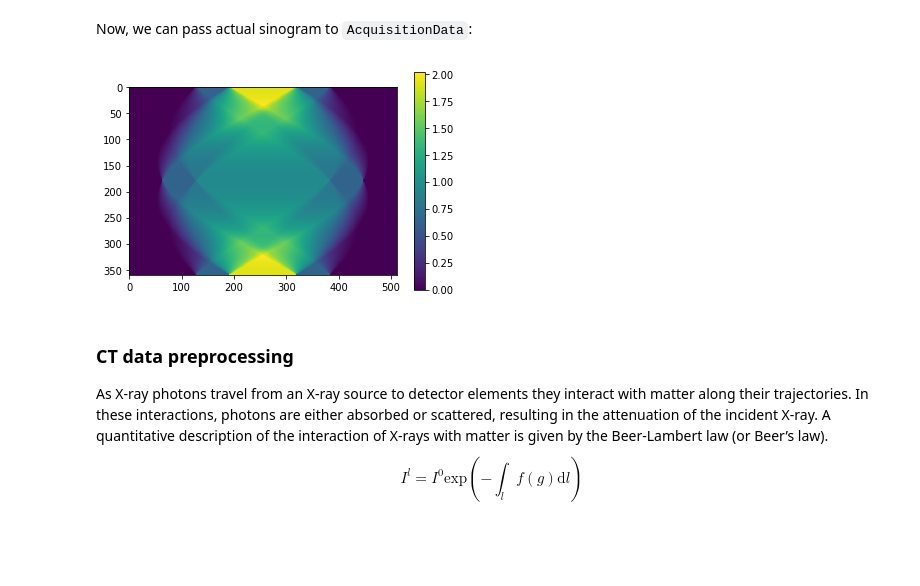
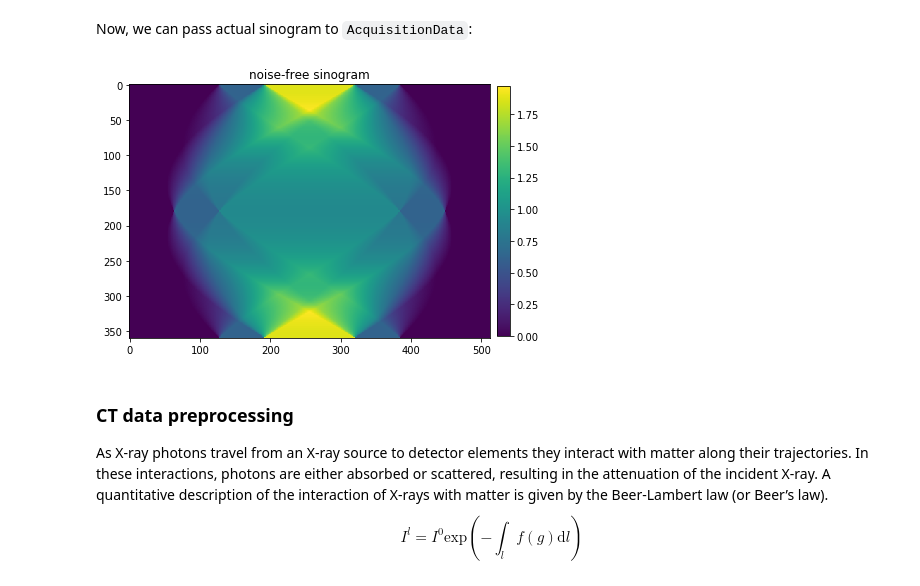
Before and after one commit to paskino/CIL-Demos, a Jupyter notebook: Notebooks/02_reconstruction_intro.ipynb, the cells around one changed output. Drawn from its saved outputs; the diff is of its cells as text; code cells hidden in the pictures; blank space fills up the shorter version.

```diff
--- a/Notebooks/02_reconstruction_intro.ipynb
+++ b/Notebooks/02_reconstruction_intro.ipynb
@@ -192,11 +185,11 @@ N = 512
 pixel_size_h = 1
 
 # # create AcquisitionGeometry
-ag_par = AcquisitionGeometry(geom_type = 'parallel',
-                             dimension = '2D',
-                             angles = angles,
-                             pixel_num_h = N,
-                             pixel_size_h = pixel_size_h)
+ag = AcquisitionGeometry(geom_type = 'parallel',
+                         dimension = '2D',
+                         angles = angles,
+                         pixel_num_h = N,
+                         pixel_size_h = pixel_size_h)
 
 
 print('Acquisition geometry:\n{}'.format(ag_par))
@@ -238,7 +215,7 @@ import matplotlib.pyplot as plt
 %matplotlib inline
 
 # allocate AcquisitionData
-ad = ag_par.allocate()
+ad = ag.allocate()
 
 print('Dimensions and Labels = {}, {}'.format(ad.shape, ad.dimension_labels))
 # %% [output]
@@ -245,0 +234,14 @@ Dimensions and Labels = (360, 512), {0: u'angle', 1: u'horizontal'}
+# %%
+from ccpi.framework import TestData
+import os, sys
+
+# load test image
+# initialise loader
+loader = TestData(data_dir = os.path.join(sys.prefix, 'share','ccpi'))
+# load data
+data = loader.load(TestData.SIMPLE_PHANTOM_2D, size = (N, N))
+# scale data
+data *= 2.5 / N
+
+plotter2D([data],
+          ['ground truth'])
@@ -246,13 +250,12 @@ Dimensions and Labels = (360, 512), {0: u'angle', 1: u'horizontal'}
 # %% [markdown]
 Now, we can pass actual sinogram to `AcquisitionData`:
 # %%
-ad.fill(get_ideal_sino(N, n_angles))
+ad.fill(get_ideal_sino(data, N, n_angles))
 
-plt.imshow(ad.as_array())
-plt.colorbar()
-plt.show()
+plotter2D([ad],
+          ['noise-free sinogram'])
 # %% [output]
-[figure, old version]
+[figure, new version]
 # %% [markdown]
 ### CT data preprocessing
 
```
Also changed, not shown: parts of 25 cells of this notebook.
